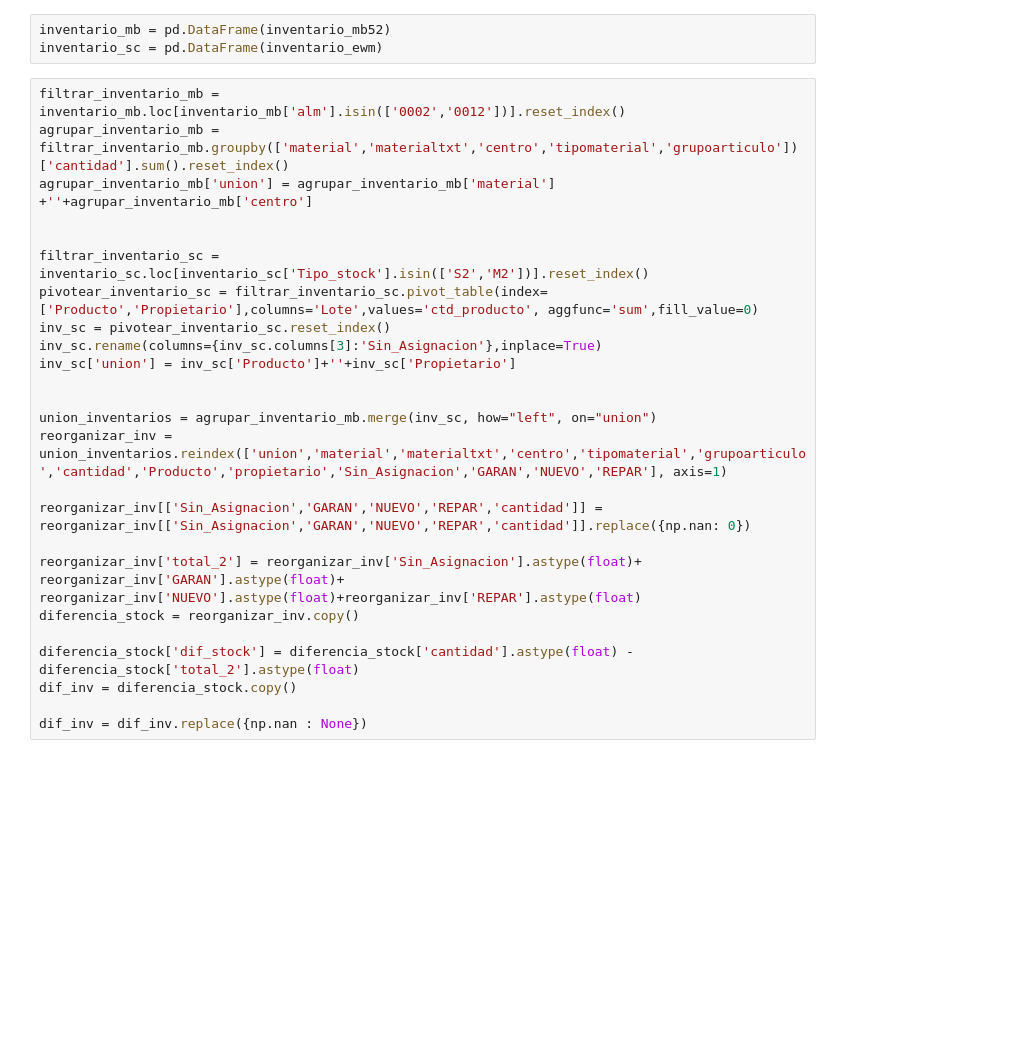
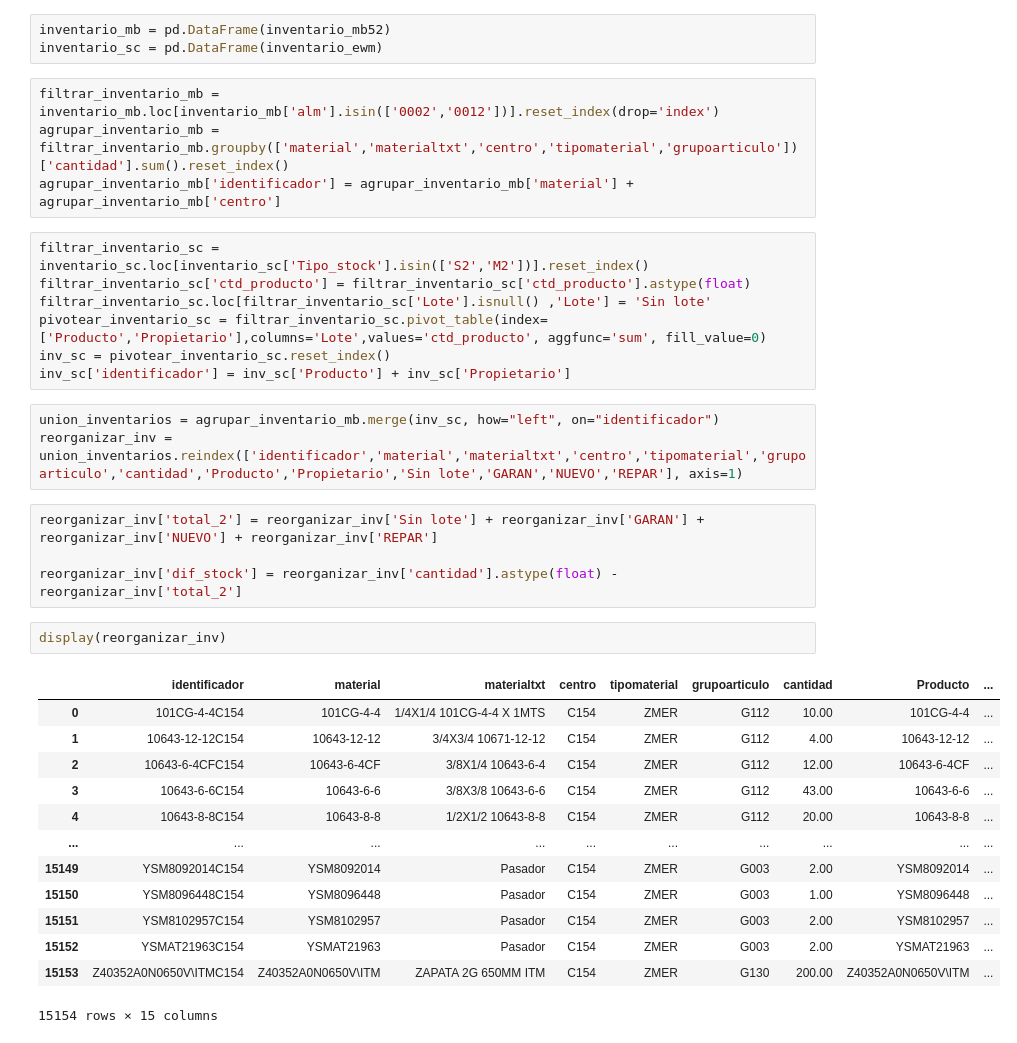
Before and after one commit to Josetudez/Abastecimiento_Modificado, a Jupyter notebook: notebooks/cruce_inv.ipynb, the cells around one changed output. Saved outputs shown, nothing was run; the diff lists cells and outputs as text; blank space fills up the shorter version.

```diff
--- a/notebooks/cruce_inv.ipynb
+++ b/notebooks/cruce_inv.ipynb
@@ -30,28 +30,37 @@ Conexion Exitosa
 # %%
 inventario_mb = pd.DataFrame(inventario_mb52)
 inventario_sc = pd.DataFrame(inventario_ewm)
-# %%
-filtrar_inventario_mb = inventario_mb.loc[inventario_mb['alm'].isin(['0002','0012'])].reset_index()
-agrupar_inventario_mb = filtrar_inventario_mb.groupby(['material','materialtxt','centro','tipomaterial','grupoarticulo'])['cantidad'].sum().reset_index()
-agrupar_inventario_mb['union'] = agrupar_inventario_mb['material'] +''+agrupar_inventario_mb['centro']
-
-
-filtrar_inventario_sc = inventario_sc.loc[inventario_sc['Tipo_stock'].isin(['S2','M2'])].reset_index()
-pivotear_inventario_sc = filtrar_inventario_sc.pivot_table(index=['Producto','Propietario'],columns='Lote',values='ctd_producto', aggfunc='sum',fill_value=0)
-inv_sc = pivotear_inventario_sc.reset_index()
-inv_sc.rename(columns={inv_sc.columns[3]:'Sin_Asignacion'},inplace=True)
-inv_sc['union'] = inv_sc['Producto']+''+inv_sc['Propietario']
-
-
-union_inventarios = agrupar_inventario_mb.merge(inv_sc, how="left", on="union")
-reorganizar_inv = union_inventarios.reindex(['union','material','materialtxt','centro','tipomaterial','grupoarticulo','cantidad','Producto','propietario','Sin_Asignacion','GARAN','NUEVO','REPAR'], axis=1)
-
-reorganizar_inv[['Sin_Asignacion','GARAN','NUEVO','REPAR','cantidad']] = reorganizar_inv[['Sin_Asignacion','GARAN','NUEVO','REPAR','cantidad']].replace({np.nan: 0})
-
-reorganizar_inv['total_2'] = reorganizar_inv['Sin_Asignacion'].astype(float)+ reorganizar_inv['GARAN'].astype(float)+ reorganizar_inv['NUEVO'].astype(float)+reorganizar_inv['REPAR'].astype(float)
-diferencia_stock = reorganizar_inv.copy()
-
-diferencia_stock['dif_stock'] = diferencia_stock['cantidad'].astype(float) - diferencia_stock['total_2'].astype(float)
-dif_inv = diferencia_stock.copy()
-
-dif_inv = dif_inv.replace({np.nan : None})
+# %%
+filtrar_inventario_mb = inventario_mb.loc[inventario_mb['alm'].isin(['0002','0012'])].reset_index(drop='index')
+agrupar_inventario_mb = filtrar_inventario_mb.groupby(['material','materialtxt','centro','tipomaterial','grupoarticulo'])['cantidad'].sum().reset_index()
+agrupar_inventario_mb['identificador'] = agrupar_inventario_mb['material'] + agrupar_inventario_mb['centro']
+# %%
+filtrar_inventario_sc = inventario_sc.loc[inventario_sc['Tipo_stock'].isin(['S2','M2'])].reset_index()
+filtrar_inventario_sc['ctd_producto'] = filtrar_inventario_sc['ctd_producto'].astype(float)
+filtrar_inventario_sc.loc[filtrar_inventario_sc['Lote'].isnull() ,'Lote'] = 'Sin lote'
+pivotear_inventario_sc = filtrar_inventario_sc.pivot_table(index=['Producto','Propietario'],columns='Lote',values='ctd_producto', aggfunc='sum', fill_value=0)
+inv_sc = pivotear_inventario_sc.reset_index()
+inv_sc['identificador'] = inv_sc['Producto'] + inv_sc['Propietario']
+# %%
+union_inventarios = agrupar_inventario_mb.merge(inv_sc, how="left", on="identificador")
+reorganizar_inv = union_inventarios.reindex(['identificador','material','materialtxt','centro','tipomaterial','grupoarticulo','cantidad','Producto','Propietario','Sin lote','GARAN','NUEVO','REPAR'], axis=1)
+# %%
+reorganizar_inv['total_2'] = reorganizar_inv['Sin lote'] + reorganizar_inv['GARAN'] + reorganizar_inv['NUEVO'] + reorganizar_inv['REPAR']
+
+reorganizar_inv['dif_stock'] = reorganizar_inv['cantidad'].astype(float) - reorganizar_inv['total_2']
+# %%
+display(reorganizar_inv)
+# %% [output]
+|  | identificador | material | materialtxt | centro | tipomaterial | grupoarticulo | cantidad | Producto | ... |
+| 0 | 101CG-4-4C154 | 101CG-4-4 | 1/4X1/4 101CG-4-4 X 1MTS | C154 | ZMER | G112 | 10.00 | 101CG-4-4 | ... |
+| 1 | 10643-12-12C154 | 10643-12-12 | 3/4X3/4 10671-12-12 | C154 | ZMER | G112 | 4.00 | 10643-12-12 | ... |
+| 2 | 10643-6-4CFC154 | 10643-6-4CF | 3/8X1/4 10643-6-4 | C154 | ZMER | G112 | 12.00 | 10643-6-4CF | ... |
+| 3 | 10643-6-6C154 | 10643-6-6 | 3/8X3/8 10643-6-6 | C154 | ZMER | G112 | 43.00 | 10643-6-6 | ... |
+| 4 | 10643-8-8C154 | 10643-8-8 | 1/2X1/2 10643-8-8 | C154 | ZMER | G112 | 20.00 | 10643-8-8 | ... |
+| ... | ... | ... | ... | ... | ... | ... | ... | ... | ... |
+| 15149 | YSM8092014C154 | YSM8092014 | Pasador | C154 | ZMER | G003 | 2.00 | YSM8092014 | ... |
+| 15150 | YSM8096448C154 | YSM8096448 | Pasador | C154 | ZMER | G003 | 1.00 | YSM8096448 | ... |
+| 15151 | YSM8102957C154 | YSM8102957 | Pasador | C154 | ZMER | G003 | 2.00 | YSM8102957 | ... |
+| 15152 | YSMAT21963C154 | YSMAT21963 | Pasador | C154 | ZMER | G003 | 2.00 | YSMAT21963 | ... |
+| 15153 | Z40352A0N0650V\ITMC154 | Z40352A0N0650V\ITM | ZAPATA 2G 650MM ITM | C154 | ZMER | G130 | 200.00 | Z40352A0N0650V\ITM | ... |
+15154 rows × 15 columns
```
Also changed, not shown: 11 other files.
